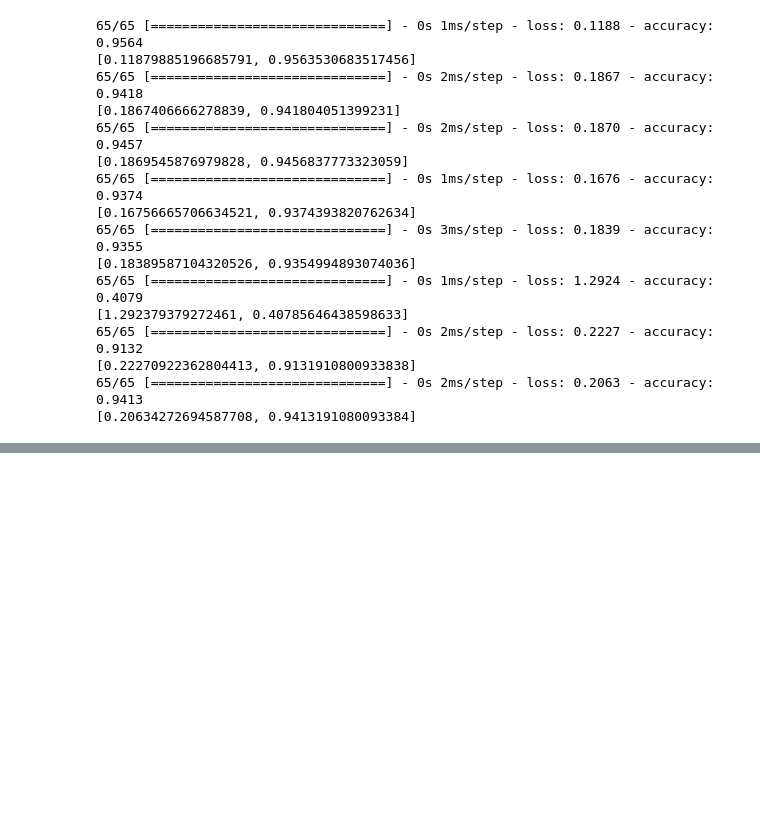
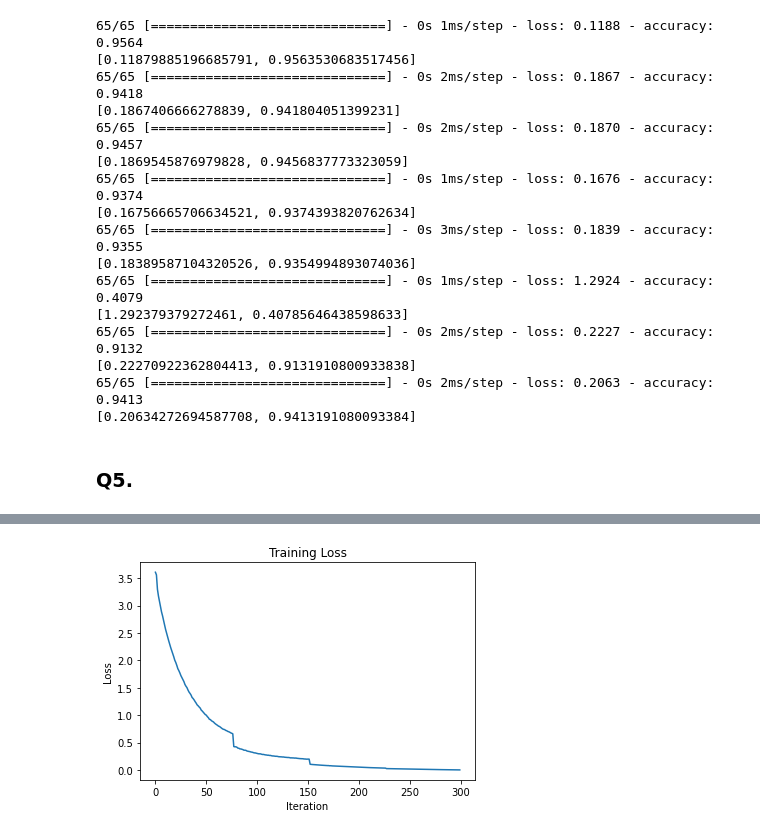
Before and after one commit to nahbos/AUT-Neural-Networks, a Jupyter notebook: HW03/HW03.ipynb, the cells around one changed output, grey strips where cells are left out. Saved outputs shown, nothing was run; the diff lists cells and outputs as text; code cells hidden in the pictures; blank space fills up the shorter version.

```diff
--- a/HW03/HW03.ipynb
+++ b/HW03/HW03.ipynb
@@ -28,3 +30,9 @@ x_dataset = pd.read_csv('https://raw.githubusercontent.com/nahbos/AUT-Neural-Net
 y_dataset = pd.read_csv('https://raw.githubusercontent.com/nahbos/AUT-Neural-Networks/main/HW03/Dataset/test/y_test.txt', header=None, delim_whitespace=True) - 1
 
 x_test, x_val, y_test, y_val = train_test_split(x_dataset, y_dataset, test_size=0.3, random_state=1)
+
+x_train = x_train.to_numpy(dtype='float')
+x_test  = x_test.to_numpy(dtype='float')
+x_val   = x_val.to_numpy(dtype='float')
+
+(x_train.shape, x_test.shape, x_val.shape)
@@ -375,3 +381,5 @@ for model in models:
 [0.22270922362804413, 0.9131910800933838]
 65/65 [==============================] - 0s 2ms/step - loss: 0.2063 - accuracy: 0.9413
 [0.20634272694587708, 0.9413191080093384]
+# %% [markdown]
+### Q5.
@@ -377,0 +519,21 @@ for model in models:
+# %%
+som_net = SOM(map_size=(9, 9, x_train.shape[1]))
+
+# Loss
+Js = som_net.train(x_train, y_train, T=300)
+plt.plot(Js)
+plt.title("Training Loss")
+plt.xlabel("Iteration")
+plt.ylabel("Loss")
+plt.show()
+
+# # Visualize
+# scores = som_net.visualize(X, y)
+
+# # Feature Extraction
+# x = X[0, :]
+# features = som_net.extract_features(x)
+# plt.imshow(features)
+# plt.title("Feature Extraction")
+# plt.show()
+# %% [output]
@@ -377,0 +544 @@ for model in models:
+[figure, added]
```
Also changed, not shown: parts of 6 cells of this notebook.
